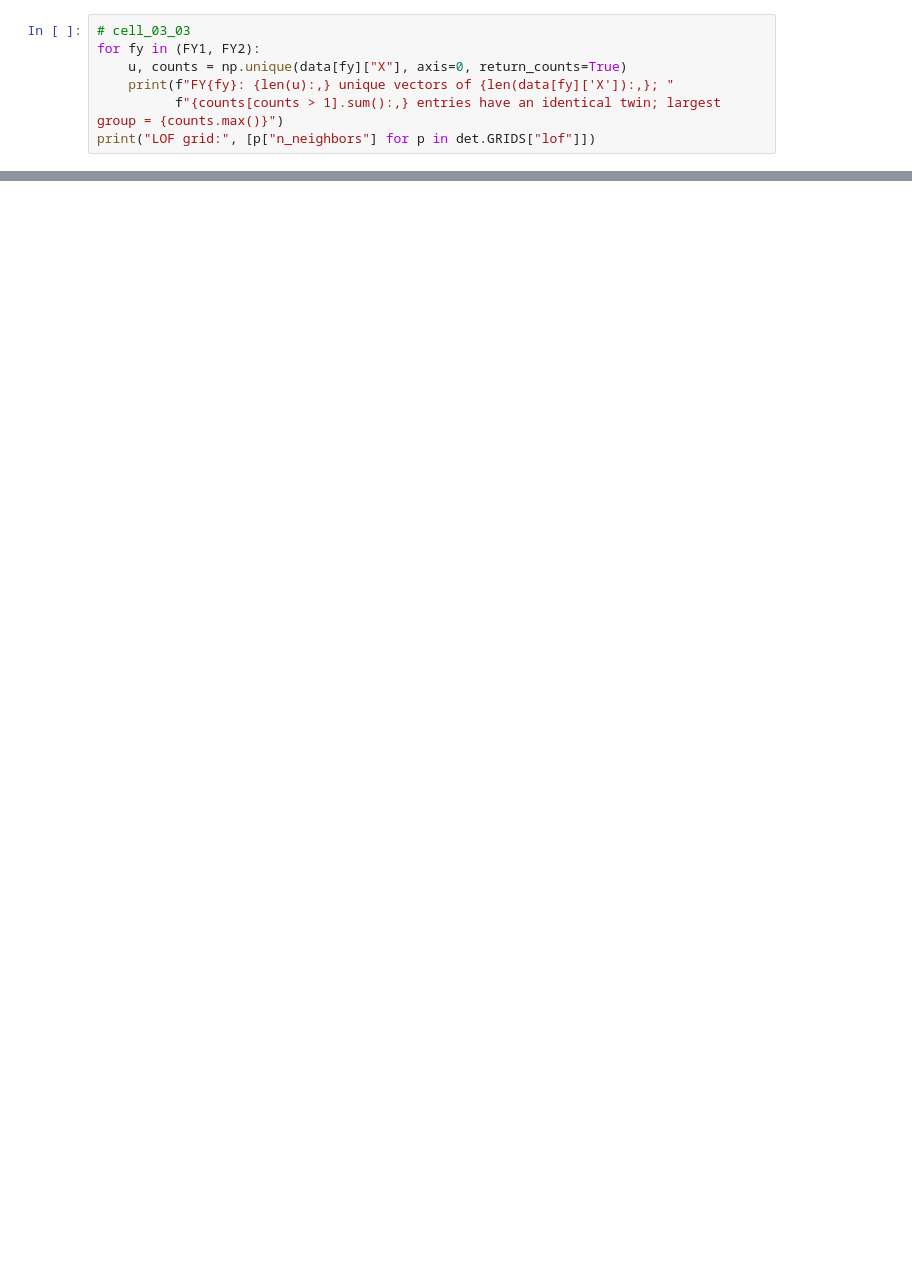
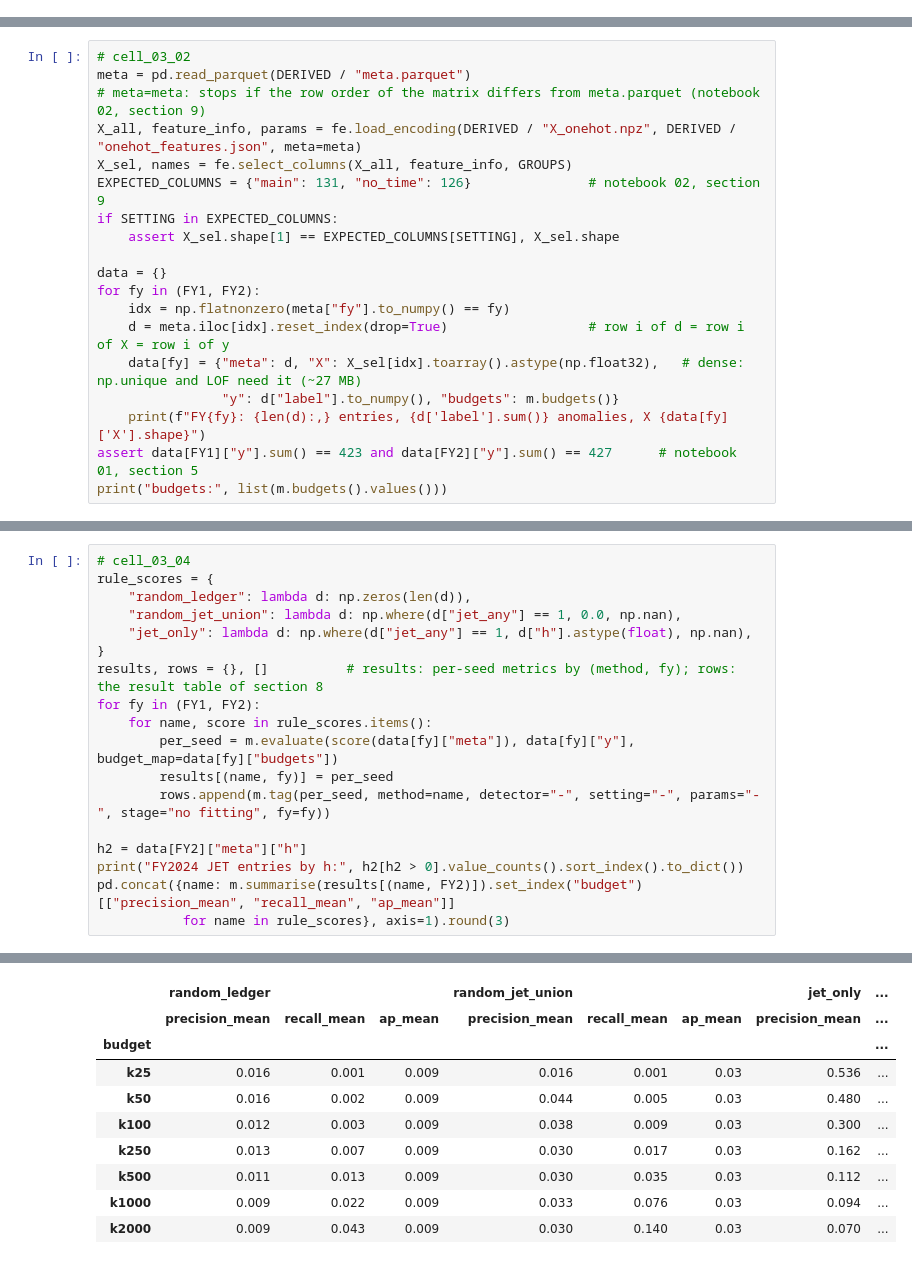
Before and after one commit to mbanadkouki/gl-anomaly-ranking, a Jupyter notebook: notebooks/03_baselines.ipynb, the cells around one changed output, grey strips where cells are left out. Cells and saved outputs as stored; diff of their text form; blank space fills up the shorter version.

```diff
--- a/notebooks/03_baselines.ipynb
+++ b/notebooks/03_baselines.ipynb
@@ -73,7 +0,0 @@ Many entries are identical after encoding (same accounts, user, amounts, calenda
-# %%
-# cell_03_03
-for fy in (FY1, FY2):
-    u, counts = np.unique(data[fy]["X"], axis=0, return_counts=True)
-    print(f"FY{fy}: {len(u):,} unique vectors of {len(data[fy]['X']):,}; "
-          f"{counts[counts > 1].sum():,} entries have an identical twin; largest group = {counts.max()}")
-print("LOF grid:", [p["n_neighbors"] for p in det.GRIDS["lof"]])
@@ -238,0 +109,19 @@ lof: top 1000 holds 191 anomalies — 168 inside the JET union, 23 outside (of 3
+# %%
+# cell_03_02
+meta = pd.read_parquet(DERIVED / "meta.parquet")
+# meta=meta: stops if the row order of the matrix differs from meta.parquet (notebook 02, section 9)
+X_all, feature_info, params = fe.load_encoding(DERIVED / "X_onehot.npz", DERIVED / "onehot_features.json", meta=meta)
+X_sel, names = fe.select_columns(X_all, feature_info, GROUPS)
+EXPECTED_COLUMNS = {"main": 131, "no_time": 126}               # notebook 02, section 9
+if SETTING in EXPECTED_COLUMNS:
+    assert X_sel.shape[1] == EXPECTED_COLUMNS[SETTING], X_sel.shape
+
+data = {}
+for fy in (FY1, FY2):
+    idx = np.flatnonzero(meta["fy"].to_numpy() == fy)
+    d = meta.iloc[idx].reset_index(drop=True)                  # row i of d = row i of X = row i of y
+    data[fy] = {"meta": d, "X": X_sel[idx].toarray().astype(np.float32),   # dense: np.unique and LOF need it (~27 MB)
+                "y": d["label"].to_numpy(), "budgets": m.budgets()}
+    print(f"FY{fy}: {len(d):,} entries, {d['label'].sum()} anomalies, X {data[fy]['X'].shape}")
+assert data[FY1]["y"].sum() == 423 and data[FY2]["y"].sum() == 427      # notebook 01, section 5
+print("budgets:", list(m.budgets().values()))
@@ -238,0 +186,19 @@ lof: top 1000 holds 191 anomalies — 168 inside the JET union, 23 outside (of 3
+# %%
+# cell_03_04
+rule_scores = {
+    "random_ledger": lambda d: np.zeros(len(d)),
+    "random_jet_union": lambda d: np.where(d["jet_any"] == 1, 0.0, np.nan),
+    "jet_only": lambda d: np.where(d["jet_any"] == 1, d["h"].astype(float), np.nan),
+}
+results, rows = {}, []          # results: per-seed metrics by (method, fy); rows: the result table of section 8
+for fy in (FY1, FY2):
+    for name, score in rule_scores.items():
+        per_seed = m.evaluate(score(data[fy]["meta"]), data[fy]["y"], budget_map=data[fy]["budgets"])
+        results[(name, fy)] = per_seed
+        rows.append(m.tag(per_seed, method=name, detector="-", setting="-", params="-", stage="no fitting", fy=fy))
+
+h2 = data[FY2]["meta"]["h"]
+print("FY2024 JET entries by h:", h2[h2 > 0].value_counts().sort_index().to_dict())
+pd.concat({name: m.summarise(results[(name, FY2)]).set_index("budget")[["precision_mean", "recall_mean", "ap_mean"]]
+           for name in rule_scores}, axis=1).round(3)
+# %% [output]
@@ -238,0 +206,10 @@ lof: top 1000 holds 191 anomalies — 168 inside the JET union, 23 outside (of 3
+|  | random_ledger |  |  | random_jet_union |  |  | jet_only | ... |
+|  | precision_mean | recall_mean | ap_mean | precision_mean | recall_mean | ap_mean | precision_mean | ... |
+| budget |  |  |  |  |  |  |  | ... |
+| k25 | 0.016 | 0.001 | 0.009 | 0.016 | 0.001 | 0.03 | 0.536 | ... |
+| k50 | 0.016 | 0.002 | 0.009 | 0.044 | 0.005 | 0.03 | 0.480 | ... |
+| k100 | 0.012 | 0.003 | 0.009 | 0.038 | 0.009 | 0.03 | 0.300 | ... |
+| k250 | 0.013 | 0.007 | 0.009 | 0.030 | 0.017 | 0.03 | 0.162 | ... |
+| k500 | 0.011 | 0.013 | 0.009 | 0.030 | 0.035 | 0.03 | 0.112 | ... |
+| k1000 | 0.009 | 0.022 | 0.009 | 0.033 | 0.076 | 0.03 | 0.094 | ... |
+| k2000 | 0.009 | 0.043 | 0.009 | 0.030 | 0.140 | 0.03 | 0.070 | ... |
```
Also changed, not shown: parts of 54 cells of this notebook, 31 other files.
